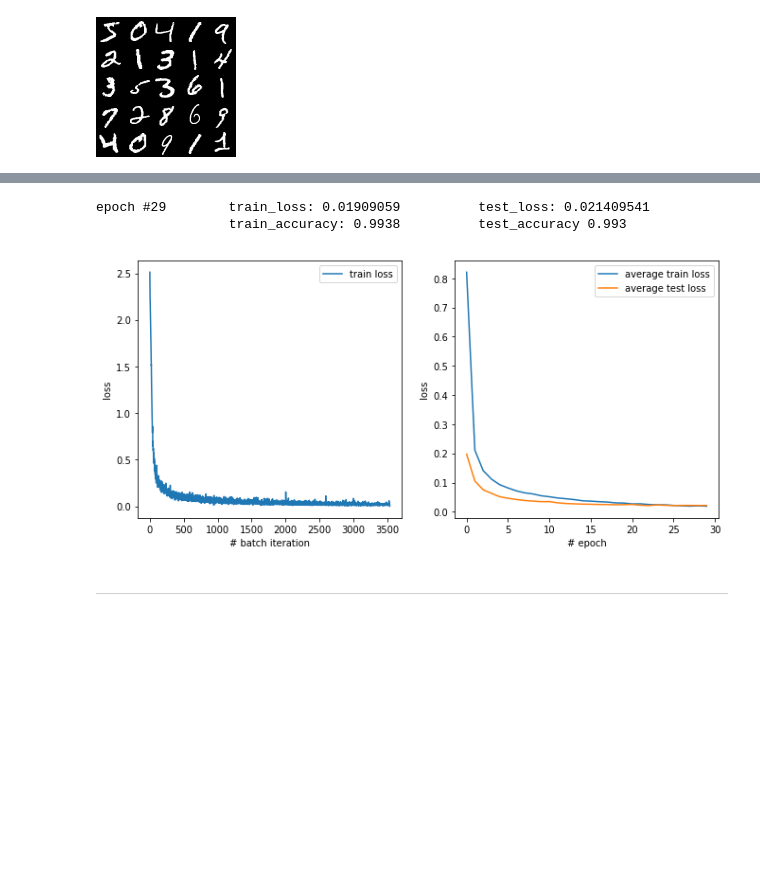
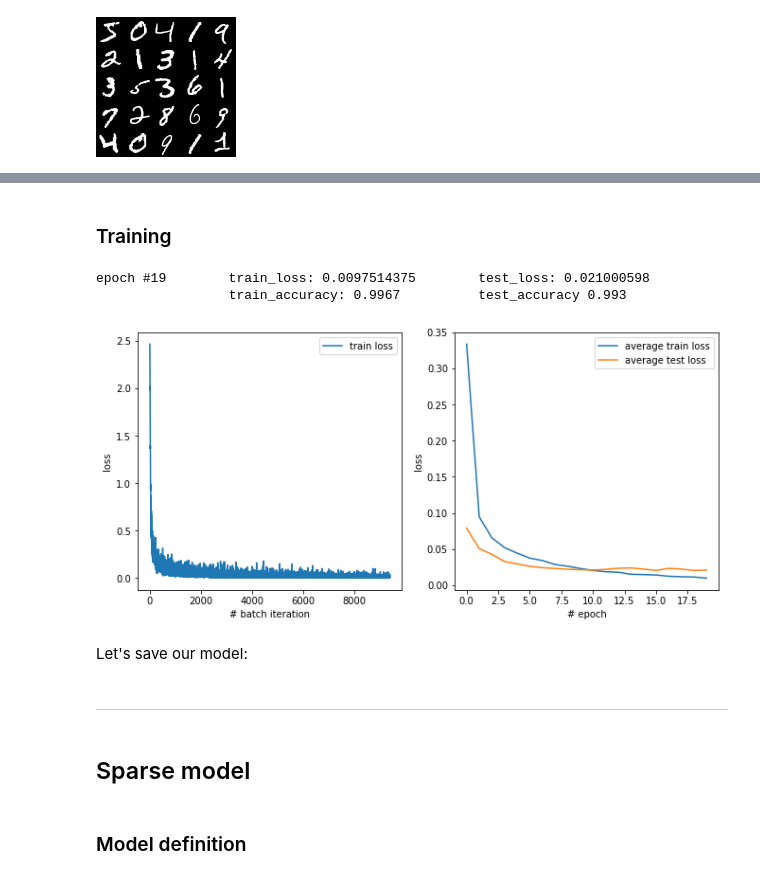
Before and after one commit to SiLiKhon/IMLWorkshop, a Jupyter notebook: pytorch_ard.ipynb, the cells around one changed output, grey strips where cells are left out. Saved outputs shown, nothing was run; the diff lists cells and outputs as text; code cells hidden in the pictures; blank space fills up the shorter version.

```diff
--- a/pytorch_ard.ipynb
+++ b/pytorch_ard.ipynb
@@ -44,4 +38,7 @@ from tqdm import tqdm_notebook as tqdm
 # %%
 device = torch.device("cuda" if torch.cuda.is_available() else "cpu")
-model_path = 'models/baseline.pt'
-batch_size = 512
+model_path_baseline = 'models/baseline.pt'
+model_path_sparse = 'models/sparse.pt'
+batch_size = 128
+
+print(device)
@@ -199,38 +170,70 @@ class Logger:
+# %%
+model = nn.Sequential(
+    nn.Conv2d(in_channels=1, out_channels=16, kernel_size=5), # 1x28x28 -> 16x24x24
+    nn.MaxPool2d(kernel_size=2), # -> 16x12x12
+    nn.ReLU(),
+    nn.Dropout(p=0.1),
+
+    nn.Conv2d(in_channels=16, out_channels=32, kernel_size=5), # -> 32x8x8
+    nn.MaxPool2d(kernel_size=2), # -> 32x4x4
+    nn.ReLU(),
+    nn.Dropout(p=0.1),
+
+    Reshape(512),
+    nn.Linear(in_features=512, out_features=256),
+    nn.ReLU(),
+    nn.Dropout(p=0.1),
+    nn.Linear(in_features=256, out_features=10)
+).to(device)
+
+for layer in model.children():
+  if hasattr(layer, 'weight'):
+    nn.init.xavier_uniform_(layer.weight, gain=nn.init.calculate_gain('relu'))
+
+
+loss_function = nn.CrossEntropyLoss()
+
+learning_rate = 0.0005
+optimizer = torch.optim.Adam(model.parameters(), lr=learning_rate)
+# %% [markdown]
+### Training
 # %%
-n_epochs = 30
+n_epochs = 20
 
 logger = Logger()
 
 for _ in range(n_epochs):
   model.train()
   for inputs, targets in trainloader:
     inputs, targets = inputs.to(device), targets.to(device)
     model.zero_grad()
 
     logits = model(inputs)
     loss = loss_function(logits, targets)
 
     accuracy = torch.mean((torch.argmax(logits, dim=1) == targets).float())
 
     loss.backward()
     optimizer.step()
 
     logger.fill_train(loss.item(), accuracy=accuracy.item())
 
   model.eval()
   with torch.no_grad():
     for inputs, targets in testloader:
       inputs, targets = inputs.to(device), targets.to(device)
       logits = model(inputs)
       loss = loss_function(logits, targets)
 
       accuracy = torch.mean((torch.argmax(logits, dim=1) == targets).float())
 
       logger.fill_test(loss.item(), accuracy=accuracy.item())
 
   logger.finish_epoch()
 # %% [output]
-epoch #29        train_loss: 0.01909059          test_loss: 0.021409541
-                 train_accuracy: 0.9938          test_accuracy 0.993
+epoch #19        train_loss: 0.0097514375        test_loss: 0.021000598
+                 train_accuracy: 0.9967          test_accuracy 0.993
-[figure, old version]
+[figure, new version]
+# %% [markdown]
+Let's save our model:
 # %%
@@ -239,2 +242,6 @@ torch.save(model, model_path)
 # %% [markdown]
 ----------------
+# %% [markdown]
+## Sparse model
+# %% [markdown]
+### Model definition
```
Also changed, not shown: parts of 34 cells of this notebook.
